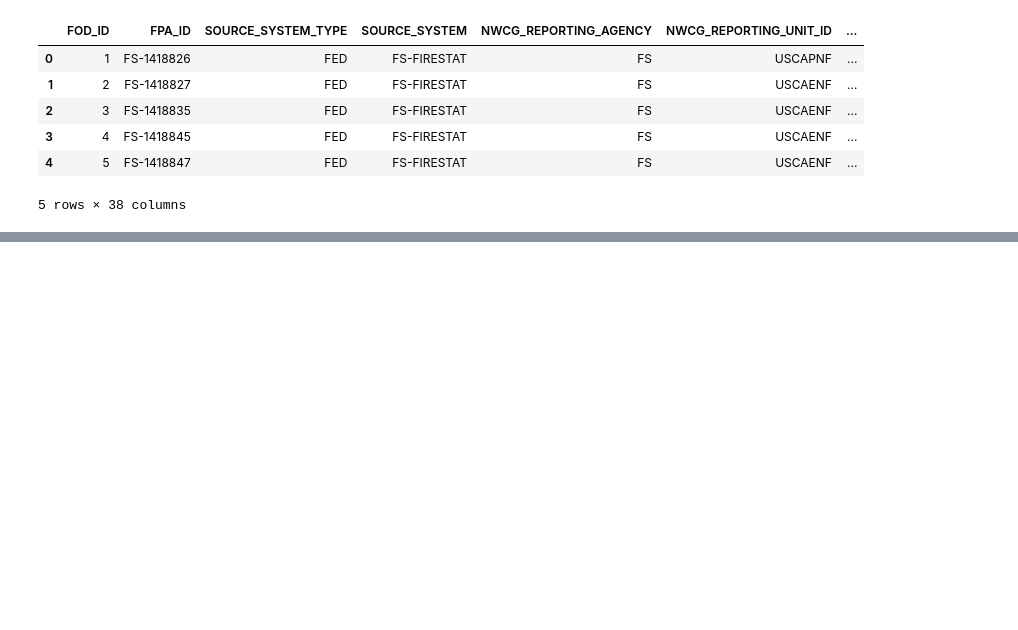
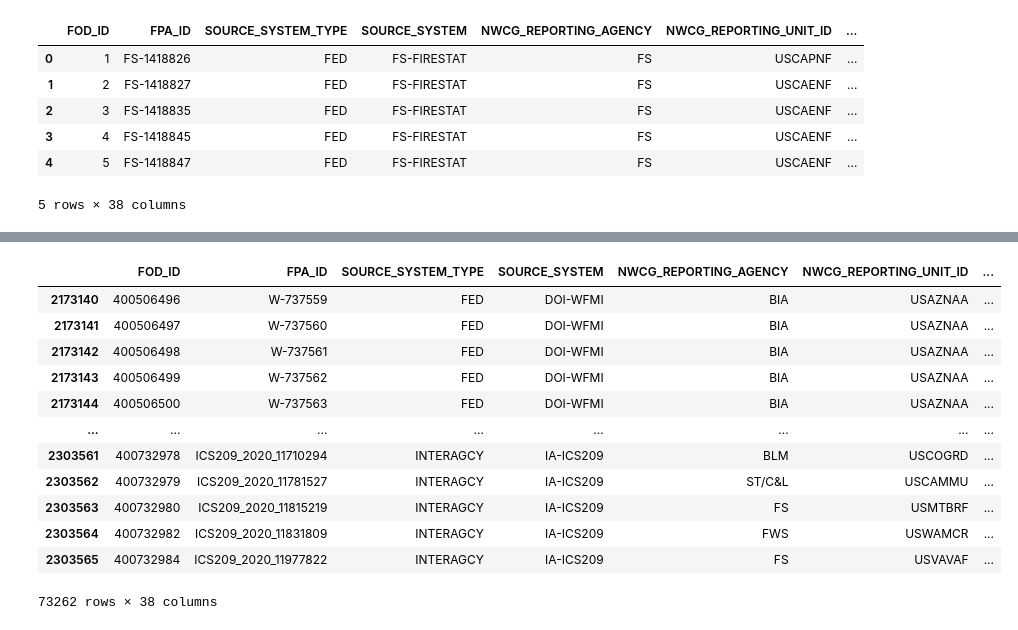
Before and after one commit to mmwitters/wildfire_visualization, a Jupyter notebook: eda.ipynb, the cells around one changed output, grey strips where cells are left out. Cells and saved outputs as stored; diff of their text form; code cells hidden in the pictures; blank space fills up the shorter version.

```diff
--- a/eda.ipynb
+++ b/eda.ipynb
@@ -26,0 +44,17 @@ geo_data.head()
+# %%
+latest_fires = geo_data[geo_data['FIRE_YEAR'] == 2020]
+latest_fires
+# %% [output]
+|  | FOD_ID | FPA_ID | SOURCE_SYSTEM_TYPE | SOURCE_SYSTEM | NWCG_REPORTING_AGENCY | NWCG_REPORTING_UNIT_ID | ... |
+| 2173140 | 400506496 | W-737559 | FED | DOI-WFMI | BIA | USAZNAA | ... |
+| 2173141 | 400506497 | W-737560 | FED | DOI-WFMI | BIA | USAZNAA | ... |
+| 2173142 | 400506498 | W-737561 | FED | DOI-WFMI | BIA | USAZNAA | ... |
+| 2173143 | 400506499 | W-737562 | FED | DOI-WFMI | BIA | USAZNAA | ... |
+| 2173144 | 400506500 | W-737563 | FED | DOI-WFMI | BIA | USAZNAA | ... |
+| ... | ... | ... | ... | ... | ... | ... | ... |
+| 2303561 | 400732978 | ICS209_2020_11710294 | INTERAGCY | IA-ICS209 | BLM | USCOGRD | ... |
+| 2303562 | 400732979 | ICS209_2020_11781527 | INTERAGCY | IA-ICS209 | ST/C&L | USCAMMU | ... |
+| 2303563 | 400732980 | ICS209_2020_11815219 | INTERAGCY | IA-ICS209 | FS | USMTBRF | ... |
+| 2303564 | 400732982 | ICS209_2020_11831809 | INTERAGCY | IA-ICS209 | FWS | USWAMCR | ... |
+| 2303565 | 400732984 | ICS209_2020_11977822 | INTERAGCY | IA-ICS209 | FS | USVAVAF | ... |
+73262 rows × 38 columns
```
Also changed, not shown: parts of 4 cells of this notebook.
